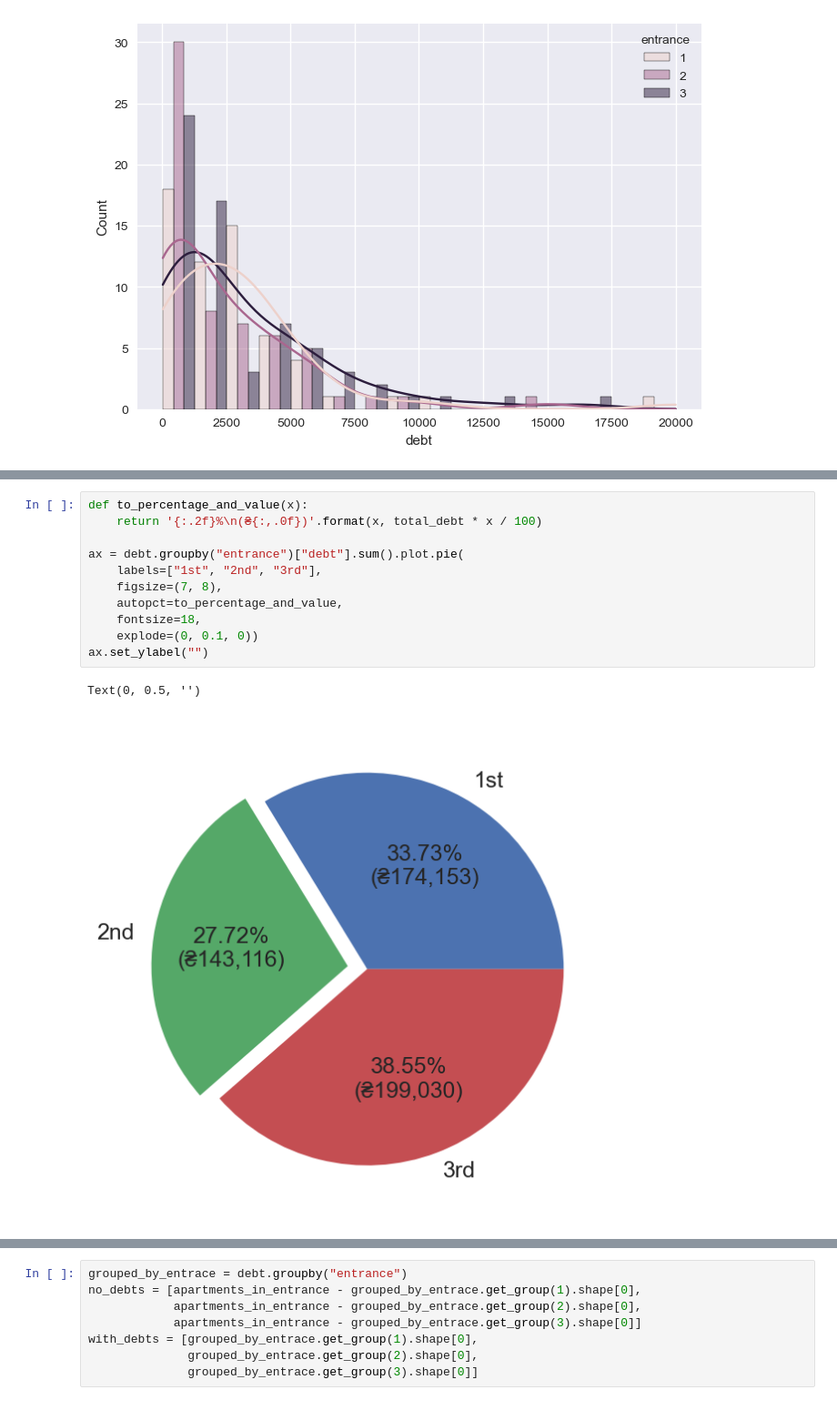
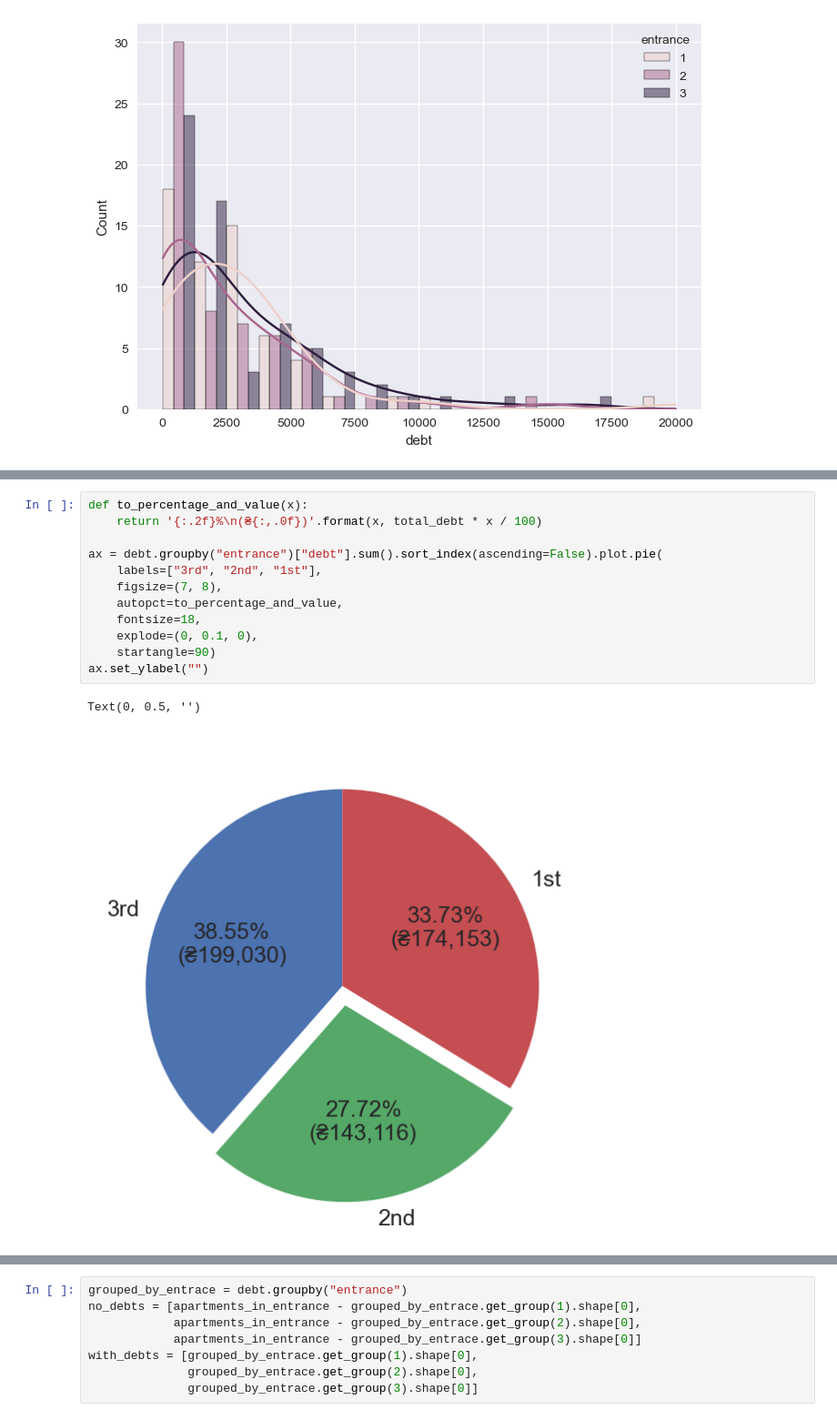
Before and after one commit to SlavaMelanko/SlavaMelanko, a Jupyter notebook: blog/data-visualization/debts.ipynb, the cells around one changed output, grey strips where cells are left out. Shown at 91% size. Drawn from its saved outputs; the diff is of its cells as text.

```diff
--- a/blog/data-visualization/debts.ipynb
+++ b/blog/data-visualization/debts.ipynb
@@ -80,15 +88,16 @@ sns.histplot(data=debt, x="debt", hue="entrance", multiple="dodge", kde=True)
 # %%
 def to_percentage_and_value(x):
     return '{:.2f}%\n(₴{:,.0f})'.format(x, total_debt * x / 100)
 
-ax = debt.groupby("entrance")["debt"].sum().plot.pie(
-    labels=["1st", "2nd", "3rd"],
+ax = debt.groupby("entrance")["debt"].sum().sort_index(ascending=False).plot.pie(
+    labels=["3rd", "2nd", "1st"],
     figsize=(7, 8),
     autopct=to_percentage_and_value,
     fontsize=18,
-    explode=(0, 0.1, 0))
+    explode=(0, 0.1, 0),
+    startangle=90)
 ax.set_ylabel("")
 # %% [output]
 Text(0, 0.5, '')
-[figure, old version]
+[figure, new version]
 # %%
```
Also changed, not shown: parts of 6 cells of this notebook.
